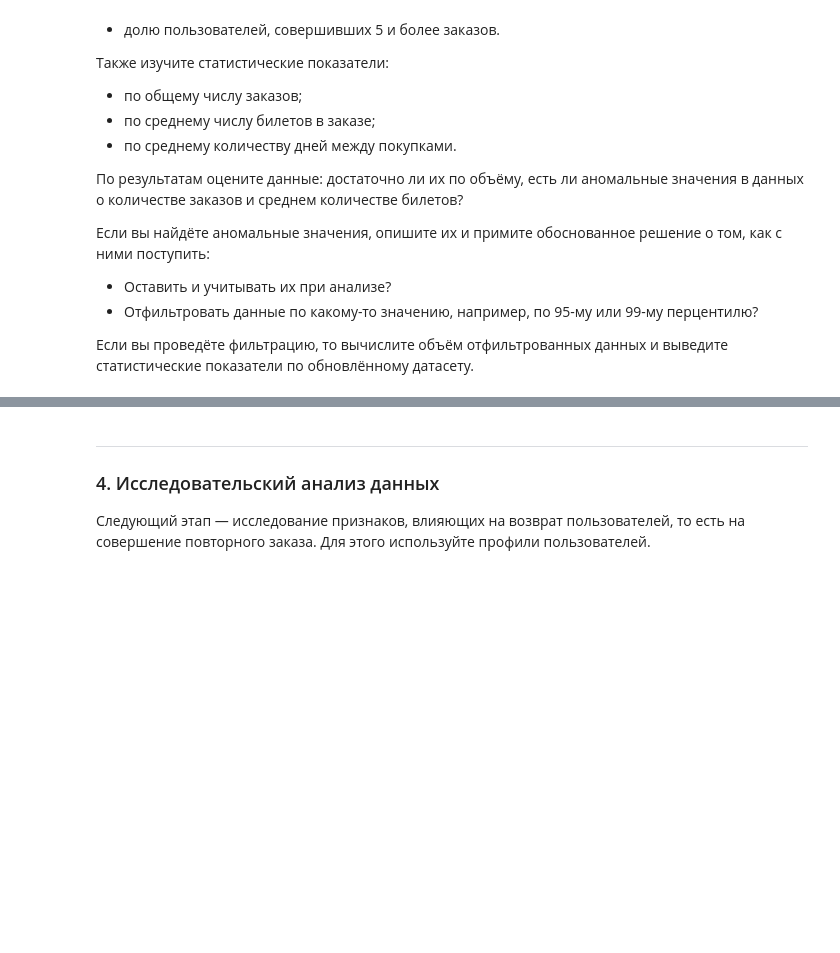
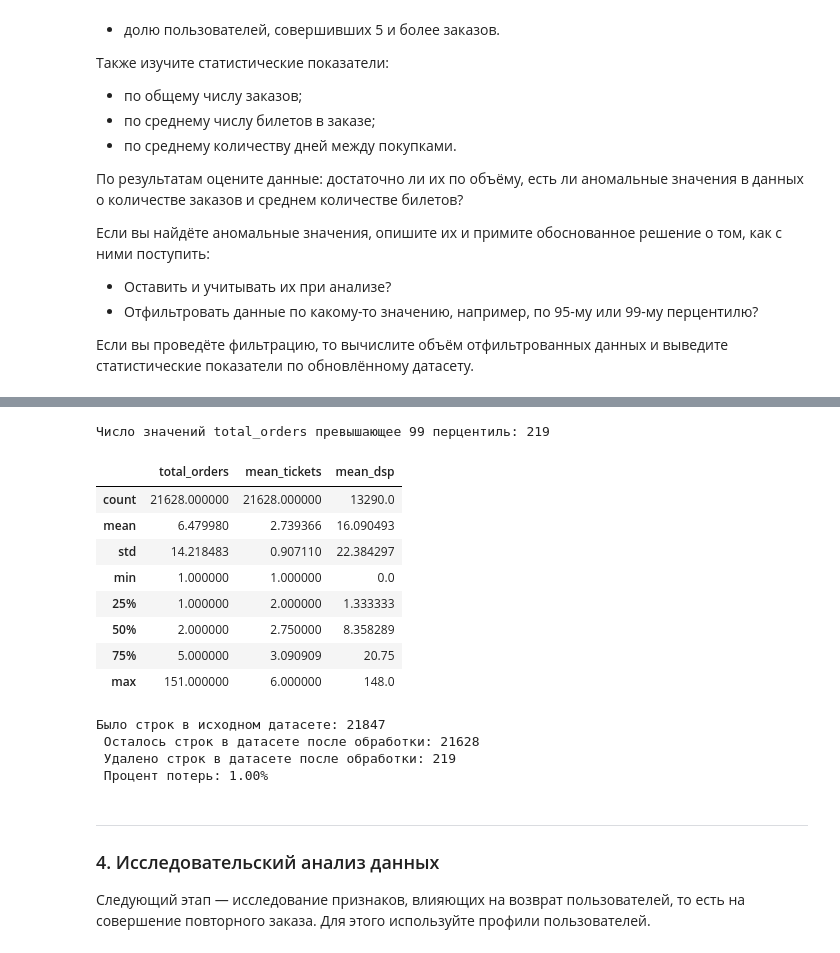
Before and after one commit to KatsayArtemDev/yandex-afisha-user-loyalty, a Jupyter notebook: notebooks/katsay.ipynb, the cells around one changed output, grey strips where cells are left out. Cells and saved outputs as stored; diff of their text form; code cells hidden in the pictures; blank space fills up the shorter version.

```diff
--- a/notebooks/katsay.ipynb
+++ b/notebooks/katsay.ipynb
@@ -449,3 +515,34 @@ print(" Было строк в исходном датасете:", before,
+# %%
+percentile_99 = profile_df['total_orders'].quantile(0.99)
+del_orders = profile_df['total_orders'] > percentile_99
+print('Число значений total_orders превышающее 99 перцентиль:', del_orders.sum())
+profile_df = profile_df[profile_df['total_orders'] <= percentile_99]
+# %% [output]
+Число значений total_orders превышающее 99 перцентиль: 219
+# %%
+profile_df[['total_orders', 'mean_tickets', 'mean_dsp']].describe()
+# %% [output]
+|  | total_orders | mean_tickets | mean_dsp |
+| count | 21628.000000 | 21628.000000 | 13290.0 |
+| mean | 6.479980 | 2.739366 | 16.090493 |
+| std | 14.218483 | 0.907110 | 22.384297 |
+| min | 1.000000 | 1.000000 | 0.0 |
+| 25% | 1.000000 | 2.000000 | 1.333333 |
+| 50% | 2.000000 | 2.750000 | 8.358289 |
+| 75% | 5.000000 | 3.090909 | 20.75 |
+| max | 151.000000 | 6.000000 | 148.0 |
+# %%
+# Проверим сколько удалено строк датасета profile_df
+before, after = len(temp), len(profile_df)
+print("Было строк в исходном датасете:", before,
+      '\n', "Осталось строк в датасете после обработки:", after,
+      '\n', "Удалено строк в датасете после обработки:", before-after,
+      '\n', f"Процент потерь: {(before-after)/before*100:.2f}%")
+# %% [output]
+Было строк в исходном датасете: 21847
+ Осталось строк в датасете после обработки: 21628
+ Удалено строк в датасете после обработки: 219
+ Процент потерь: 1.00%
 # %% [markdown]
 ---
 
```
Also changed, not shown: parts of 8 cells of this notebook.
